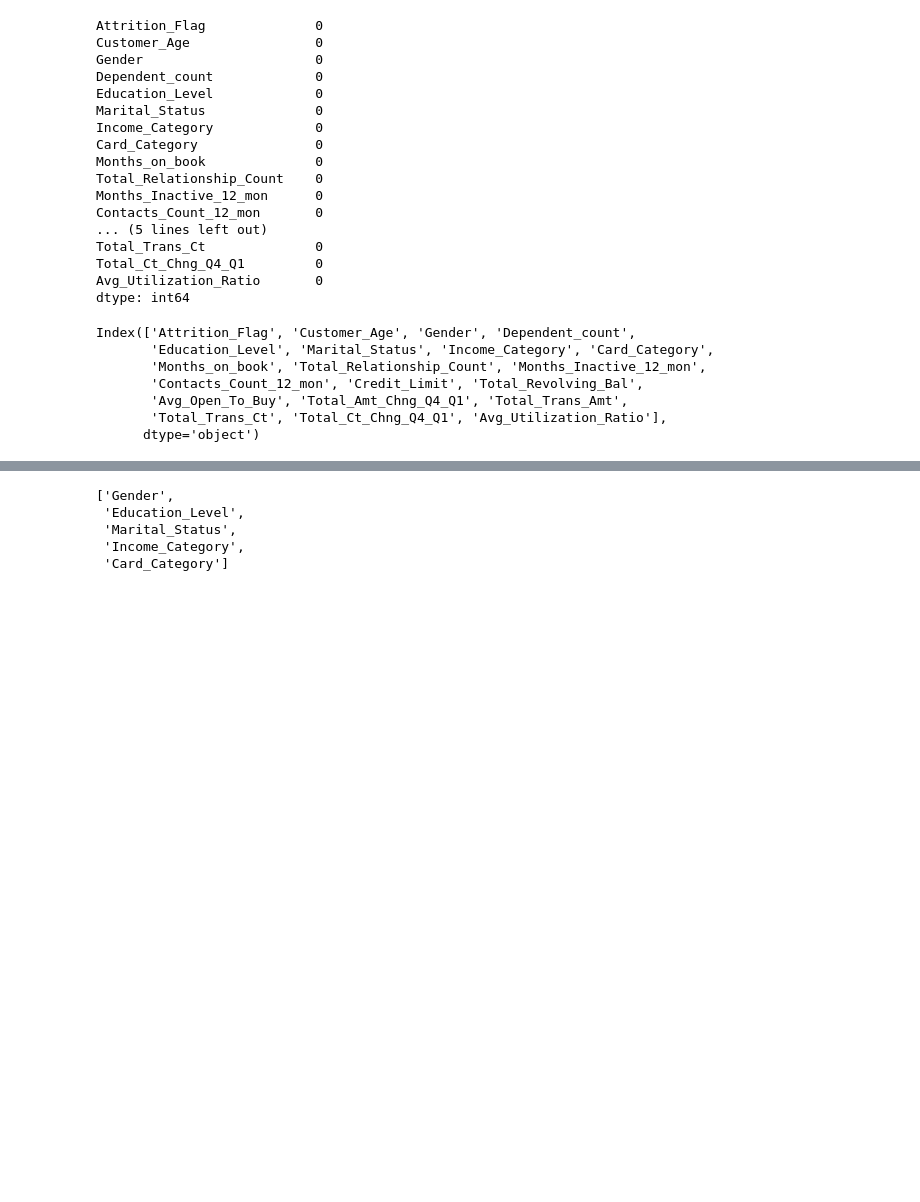
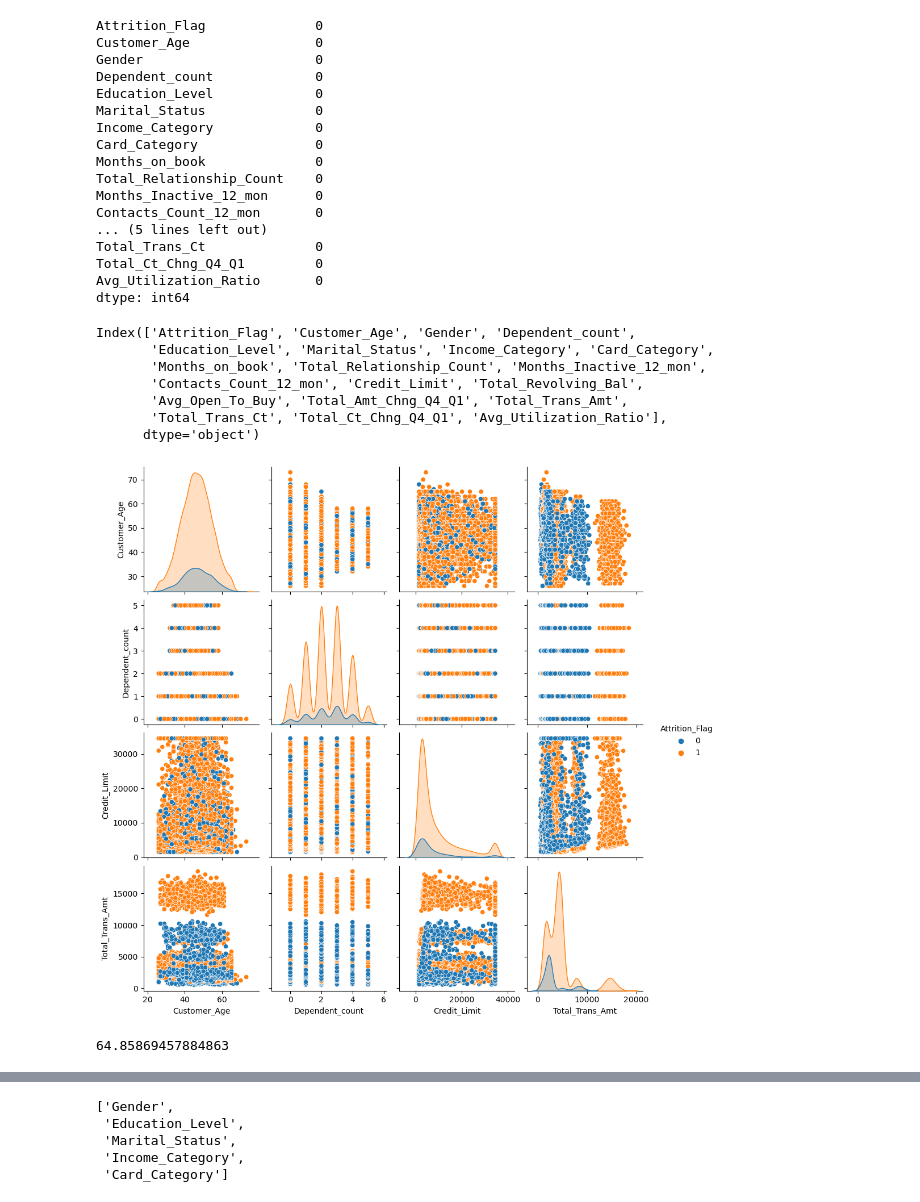
Before and after one commit to gil612/ML_Bank_Churners, a Jupyter notebook: Bank_Churners.ipynb, the cells around one changed output, grey strips where cells are left out. Cells and saved outputs as stored; diff of their text form; code cells hidden in the pictures; blank space fills up the shorter version.

Commit message:
Add visualizations

```diff
--- a/Bank_Churners.ipynb
+++ b/Bank_Churners.ipynb
@@ -64,3 +64,12 @@ Index(['Attrition_Flag', 'Customer_Age', 'Gender', 'Dependent_count',
 df.loc[df['Attrition_Flag'] == "Attrited Customer",["Attrition_Flag"]] = 0
 df.loc[df['Attrition_Flag'] == "Existing Customer",["Attrition_Flag"]] = 1
 df[["Attrition_Flag"]] = df[["Attrition_Flag"]].astype(int)
+# %%
+## visualising the data
+g = sns.pairplot(df[['Customer_Age', 'Dependent_count','Credit_Limit', 'Attrition_Flag','Total_Trans_Amt']], hue = 'Attrition_Flag')
+# %% [output]
+[figure, added]
+# %%
+df.Total_Trans_Ct.mean()
+# %% [output]
+64.85869457884863
```
Also changed, not shown: parts of 3 cells of this notebook.
